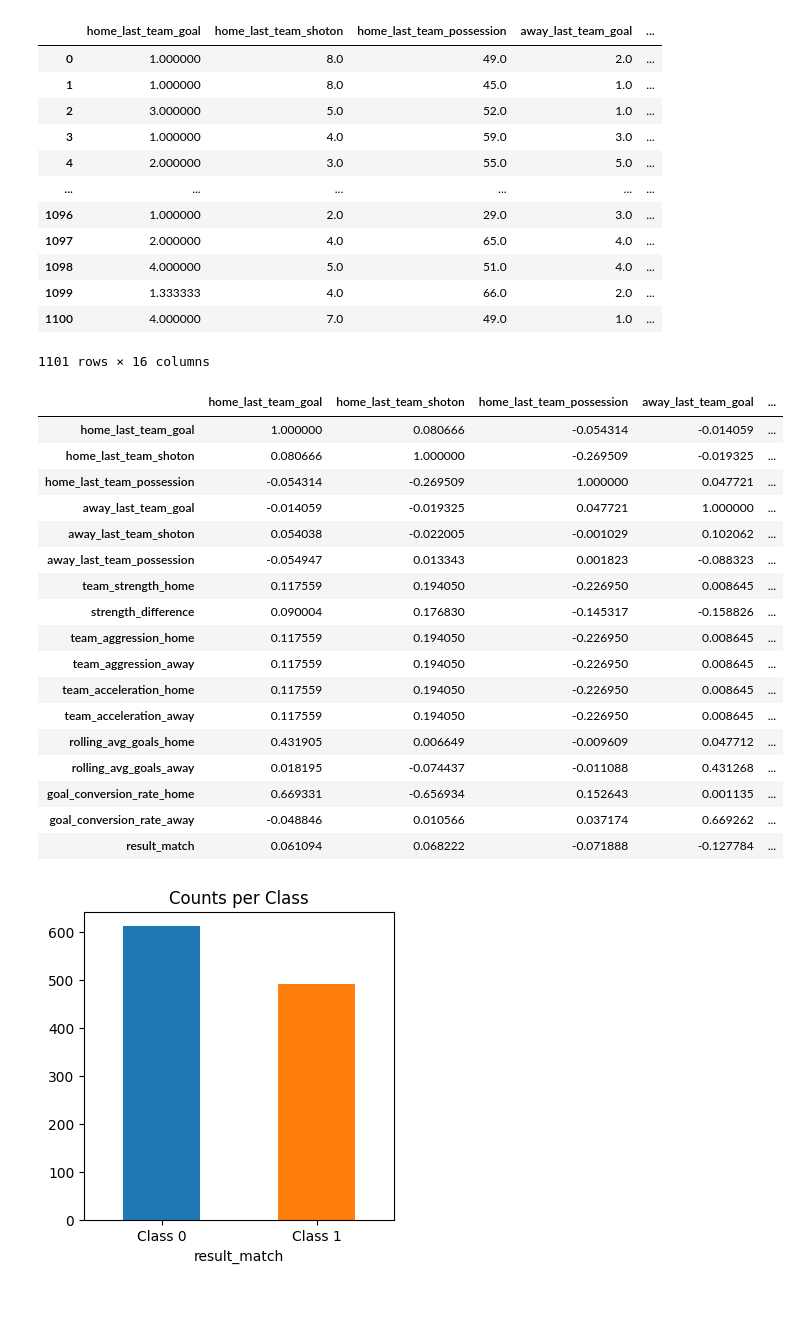
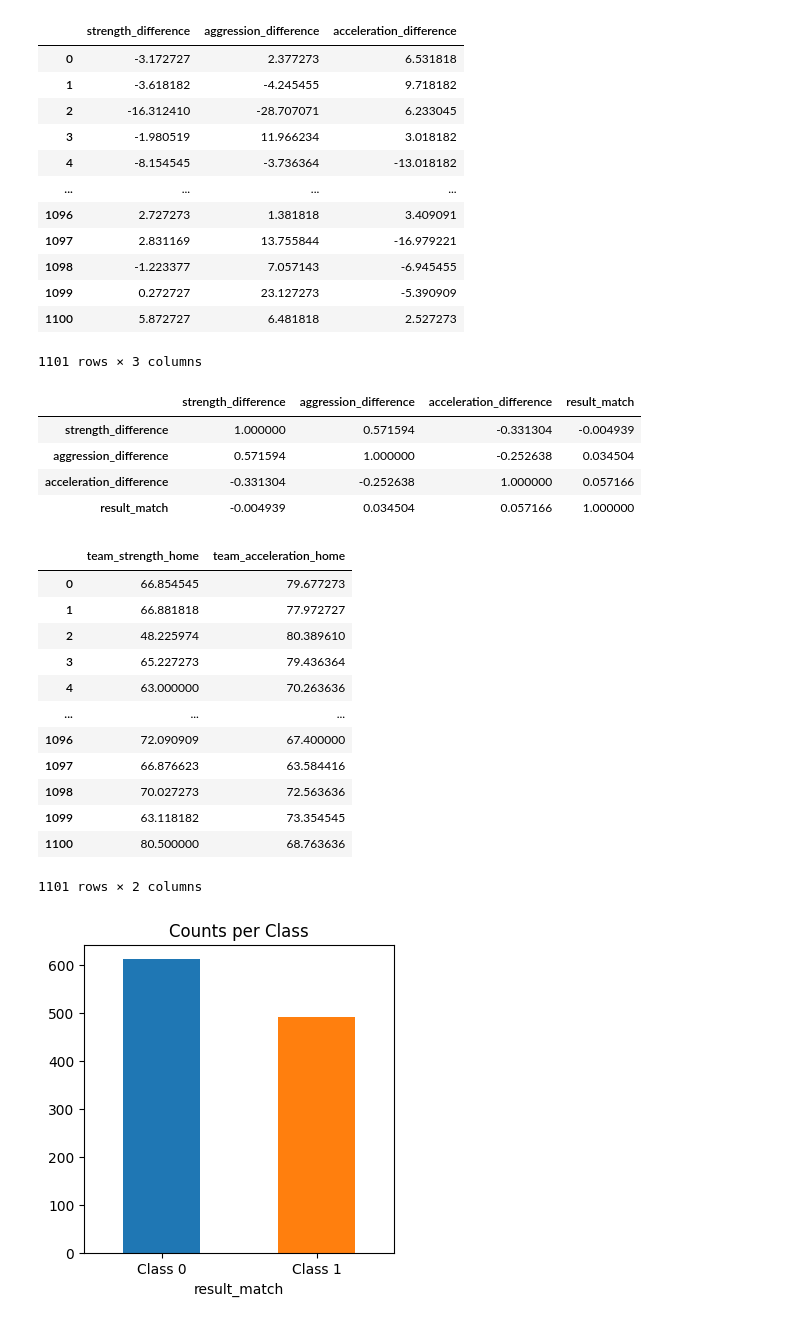
Before and after one commit to kamil0920/football_result_prediction-v2, a Jupyter notebook: src/eda.ipynb, the cells around one changed output. Saved outputs shown, nothing was run; the diff lists cells and outputs as text; code cells hidden in the pictures.

Commit message:
fixed bug with creation new columns, create new cols

```diff
--- a/src/eda.ipynb
+++ b/src/eda.ipynb
@@ -102,48 +102,51 @@ y_val = df_val["result_match"]
 X_tst = df_tst.drop(columns=["match_api_id", "result_match", "season", "stage", "date", "home_team", "away_team"])
 y_tst = df_tst["result_match"]
 # %%
-X_trn
+X_trn.filter(like="difference")
 # %% [output]
-|  | home_last_team_goal | home_last_team_shoton | home_last_team_possession | away_last_team_goal | ... |
-| 0 | 1.000000 | 8.0 | 49.0 | 2.0 | ... |
-| 1 | 1.000000 | 8.0 | 45.0 | 1.0 | ... |
-| 2 | 3.000000 | 5.0 | 52.0 | 1.0 | ... |
-| 3 | 1.000000 | 4.0 | 59.0 | 3.0 | ... |
-| 4 | 2.000000 | 3.0 | 55.0 | 5.0 | ... |
-| ... | ... | ... | ... | ... | ... |
-| 1096 | 1.000000 | 2.0 | 29.0 | 3.0 | ... |
-| 1097 | 2.000000 | 4.0 | 65.0 | 4.0 | ... |
-| 1098 | 4.000000 | 5.0 | 51.0 | 4.0 | ... |
-| 1099 | 1.333333 | 4.0 | 66.0 | 2.0 | ... |
-| 1100 | 4.000000 | 7.0 | 49.0 | 1.0 | ... |
+|  | strength_difference | aggression_difference | acceleration_difference |
+| 0 | -3.172727 | 2.377273 | 6.531818 |
+| 1 | -3.618182 | -4.245455 | 9.718182 |
+| 2 | -16.312410 | -28.707071 | 6.233045 |
+| 3 | -1.980519 | 11.966234 | 3.018182 |
+| 4 | -8.154545 | -3.736364 | -13.018182 |
+| ... | ... | ... | ... |
+| 1096 | 2.727273 | 1.381818 | 3.409091 |
+| 1097 | 2.831169 | 13.755844 | -16.979221 |
+| 1098 | -1.223377 | 7.057143 | -6.945455 |
+| 1099 | 0.272727 | 23.127273 | -5.390909 |
+| 1100 | 5.872727 | 6.481818 | 2.527273 |
-1101 rows × 16 columns
+1101 rows × 3 columns
 # %%
-(X_trn
+(X_trn.filter(like="difference")
  .assign(result_match=y_trn)
  .corr(method='spearman')
  .style
  .background_gradient(cmap='RdBu', vmax=1, vmin=-1)
  .set_sticky(axis='index')
  )
 # %% [output]
-|  | home_last_team_goal | home_last_team_shoton | home_last_team_possession | away_last_team_goal | ... |
-| home_last_team_goal | 1.000000 | 0.080666 | -0.054314 | -0.014059 | ... |
-| home_last_team_shoton | 0.080666 | 1.000000 | -0.269509 | -0.019325 | ... |
-| home_last_team_possession | -0.054314 | -0.269509 | 1.000000 | 0.047721 | ... |
-| away_last_team_goal | -0.014059 | -0.019325 | 0.047721 | 1.000000 | ... |
-| away_last_team_shoton | 0.054038 | -0.022005 | -0.001029 | 0.102062 | ... |
-| away_last_team_possession | -0.054947 | 0.013343 | 0.001823 | -0.088323 | ... |
-| team_strength_home | 0.117559 | 0.194050 | -0.226950 | 0.008645 | ... |
-| strength_difference | 0.090004 | 0.176830 | -0.145317 | -0.158826 | ... |
-| team_aggression_home | 0.117559 | 0.194050 | -0.226950 | 0.008645 | ... |
-| team_aggression_away | 0.117559 | 0.194050 | -0.226950 | 0.008645 | ... |
-| team_acceleration_home | 0.117559 | 0.194050 | -0.226950 | 0.008645 | ... |
-| team_acceleration_away | 0.117559 | 0.194050 | -0.226950 | 0.008645 | ... |
-| rolling_avg_goals_home | 0.431905 | 0.006649 | -0.009609 | 0.047712 | ... |
-| rolling_avg_goals_away | 0.018195 | -0.074437 | -0.011088 | 0.431268 | ... |
-| goal_conversion_rate_home | 0.669331 | -0.656934 | 0.152643 | 0.001135 | ... |
-| goal_conversion_rate_away | -0.048846 | 0.010566 | 0.037174 | 0.669262 | ... |
-| result_match | 0.061094 | 0.068222 | -0.071888 | -0.127784 | ... |
+|  | strength_difference | aggression_difference | acceleration_difference | result_match |
+| strength_difference | 1.000000 | 0.571594 | -0.331304 | -0.004939 |
+| aggression_difference | 0.571594 | 1.000000 | -0.252638 | 0.034504 |
+| acceleration_difference | -0.331304 | -0.252638 | 1.000000 | 0.057166 |
+| result_match | -0.004939 | 0.034504 | 0.057166 | 1.000000 |
+# %%
+X_trn[['team_strength_home', 'team_acceleration_home']]
+# %% [output]
+|  | team_strength_home | team_acceleration_home |
+| 0 | 66.854545 | 79.677273 |
+| 1 | 66.881818 | 77.972727 |
+| 2 | 48.225974 | 80.389610 |
+| 3 | 65.227273 | 79.436364 |
+| 4 | 63.000000 | 70.263636 |
+| ... | ... | ... |
+| 1096 | 72.090909 | 67.400000 |
+| 1097 | 66.876623 | 63.584416 |
+| 1098 | 70.027273 | 72.563636 |
+| 1099 | 63.118182 | 73.354545 |
+| 1100 | 80.500000 | 68.763636 |
+1101 rows × 2 columns
 # %%
 fig, ax = plt.subplots(figsize=(4, 4))
 y_trn.value_counts().plot(
```
Also changed, not shown: parts of 4 cells of this notebook, 2 other files.
